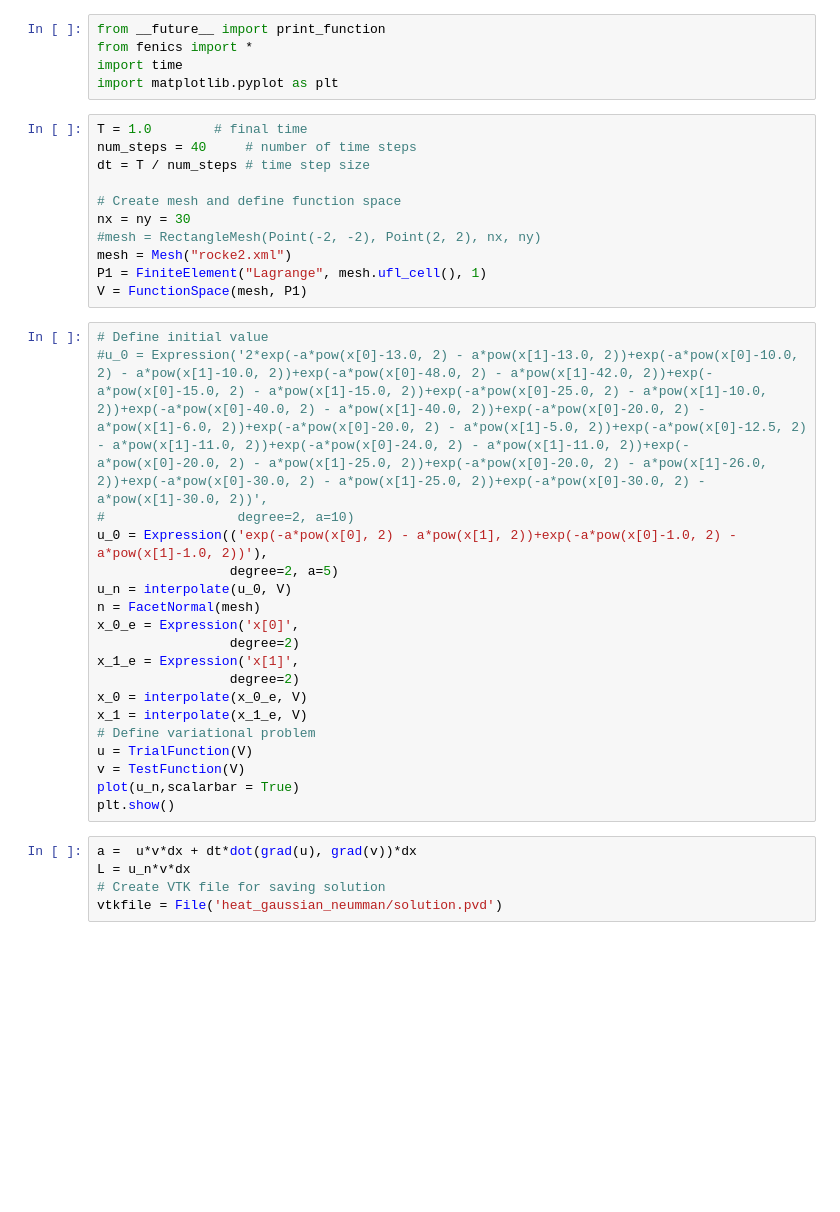
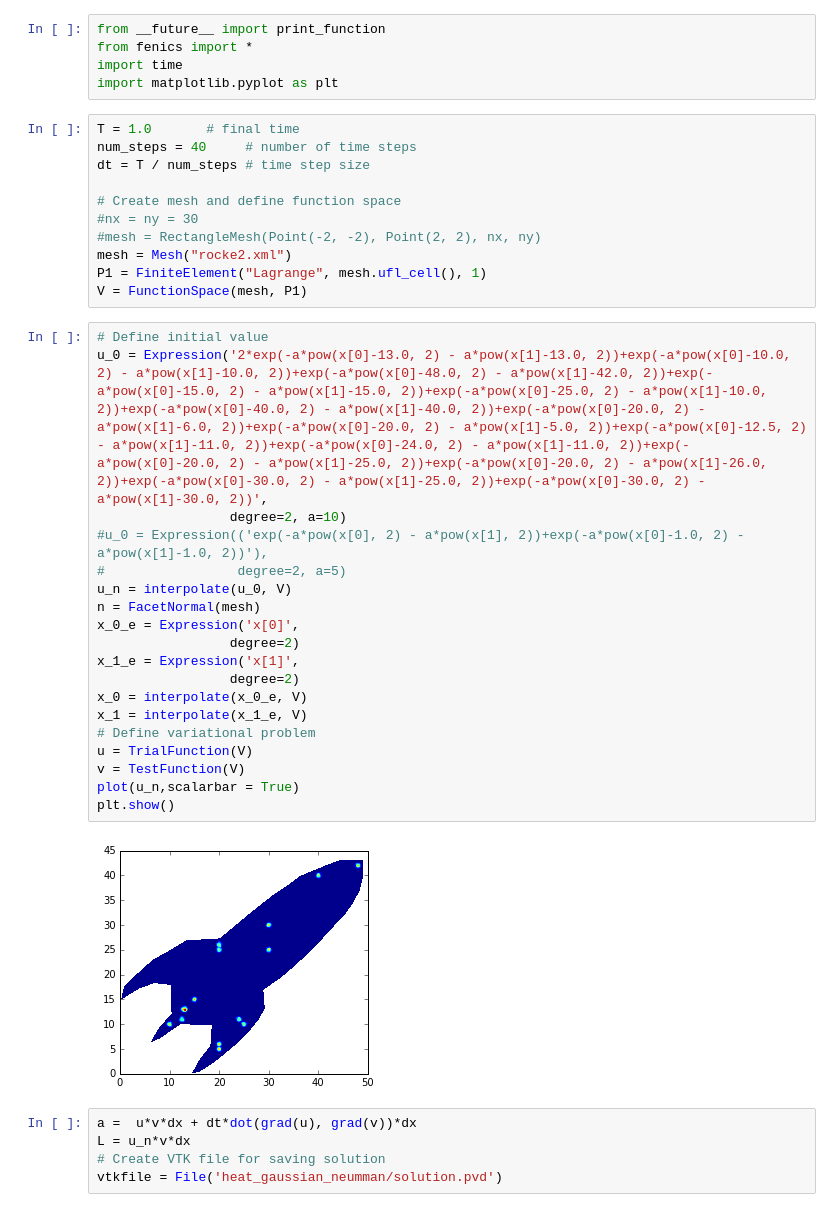
Before and after one commit to KeithPatarroyo/UN_Files, a Jupyter notebook: code-final-pro-num-an-2/ft04_heat_gaussian-neummann.ipynb, the cells around one changed output. Drawn from its saved outputs; the diff is of its cells as text; blank space fills up the shorter version.

```diff
--- a/code-final-pro-num-an-2/ft04_heat_gaussian-neummann.ipynb
+++ b/code-final-pro-num-an-2/ft04_heat_gaussian-neummann.ipynb
@@ -7,35 +7,37 @@ from fenics import *
 import time
 import matplotlib.pyplot as plt
 # %%
-T = 1.0        # final time
+T = 1.0       # final time
 num_steps = 40     # number of time steps
 dt = T / num_steps # time step size
 
 # Create mesh and define function space
-nx = ny = 30
+#nx = ny = 30
 #mesh = RectangleMesh(Point(-2, -2), Point(2, 2), nx, ny)
 mesh = Mesh("rocke2.xml")
 P1 = FiniteElement("Lagrange", mesh.ufl_cell(), 1)
 V = FunctionSpace(mesh, P1)
 # %%
 # Define initial value
-#u_0 = Expression('2*exp(-a*pow(x[0]-13.0, 2) - a*pow(x[1]-13.0, 2))+exp(-a*pow(x[0]-10.0, 2) - a*pow(x[1]-10.0, 2))+exp(-a*pow(x[0]-48.0, 2) - a*pow(x[1]-42.0, 2))+exp(-a*pow(x[0]-15.0, 2) - a*pow(x[1]-15.0, 2))+exp(-a*pow(x[0]-25.0, 2) - a*pow(x[1]-10.0, 2))+exp(-a*pow(x[0]-40.0, 2) - a*pow(x[1]-40.0, 2))+exp(-a*pow(x[0]-20.0, 2) - a*pow(x[1]-6.0, 2))+exp(-a*pow(x[0]-20.0, 2) - a*pow(x[1]-5.0, 2))+exp(-a*pow(x[0]-12.5, 2) - a*pow(x[1]-11.0, 2))+exp(-a*pow(x[0]-24.0, 2) - a*pow(x[1]-11.0, 2))+exp(-a*pow(x[0]-20.0, 2) - a*pow(x[1]-25.0, 2))+exp(-a*pow(x[0]-20.0, 2) - a*pow(x[1]-26.0, 2))+exp(-a*pow(x[0]-30.0, 2) - a*pow(x[1]-25.0, 2))+exp(-a*pow(x[0]-30.0, 2) - a*pow(x[1]-30.0, 2))',
-#                 degree=2, a=10)
-u_0 = Expression(('exp(-a*pow(x[0], 2) - a*pow(x[1], 2))+exp(-a*pow(x[0]-1.0, 2) - a*pow(x[1]-1.0, 2))'),
-                 degree=2, a=5)
+u_0 = Expression('2*exp(-a*pow(x[0]-13.0, 2) - a*pow(x[1]-13.0, 2))+exp(-a*pow(x[0]-10.0, 2) - a*pow(x[1]-10.0, 2))+exp(-a*pow(x[0]-48.0, 2) - a*pow(x[1]-42.0, 2))+exp(-a*pow(x[0]-15.0, 2) - a*pow(x[1]-15.0, 2))+exp(-a*pow(x[0]-25.0, 2) - a*pow(x[1]-10.0, 2))+exp(-a*pow(x[0]-40.0, 2) - a*pow(x[1]-40.0, 2))+exp(-a*pow(x[0]-20.0, 2) - a*pow(x[1]-6.0, 2))+exp(-a*pow(x[0]-20.0, 2) - a*pow(x[1]-5.0, 2))+exp(-a*pow(x[0]-12.5, 2) - a*pow(x[1]-11.0, 2))+exp(-a*pow(x[0]-24.0, 2) - a*pow(x[1]-11.0, 2))+exp(-a*pow(x[0]-20.0, 2) - a*pow(x[1]-25.0, 2))+exp(-a*pow(x[0]-20.0, 2) - a*pow(x[1]-26.0, 2))+exp(-a*pow(x[0]-30.0, 2) - a*pow(x[1]-25.0, 2))+exp(-a*pow(x[0]-30.0, 2) - a*pow(x[1]-30.0, 2))',
+                 degree=2, a=10)
+#u_0 = Expression(('exp(-a*pow(x[0], 2) - a*pow(x[1], 2))+exp(-a*pow(x[0]-1.0, 2) - a*pow(x[1]-1.0, 2))'),
+#                 degree=2, a=5)
 u_n = interpolate(u_0, V)
 n = FacetNormal(mesh)
 x_0_e = Expression('x[0]',
                  degree=2)
 x_1_e = Expression('x[1]',
                  degree=2)
 x_0 = interpolate(x_0_e, V)
 x_1 = interpolate(x_1_e, V)
 # Define variational problem
 u = TrialFunction(V)
 v = TestFunction(V)
 plot(u_n,scalarbar = True)
 plt.show()
+# %% [output]
+[figure, added]
 # %%
 a =  u*v*dx + dt*dot(grad(u), grad(v))*dx
 L = u_n*v*dx
```
Also changed, not shown: parts of 3 cells of this notebook.
